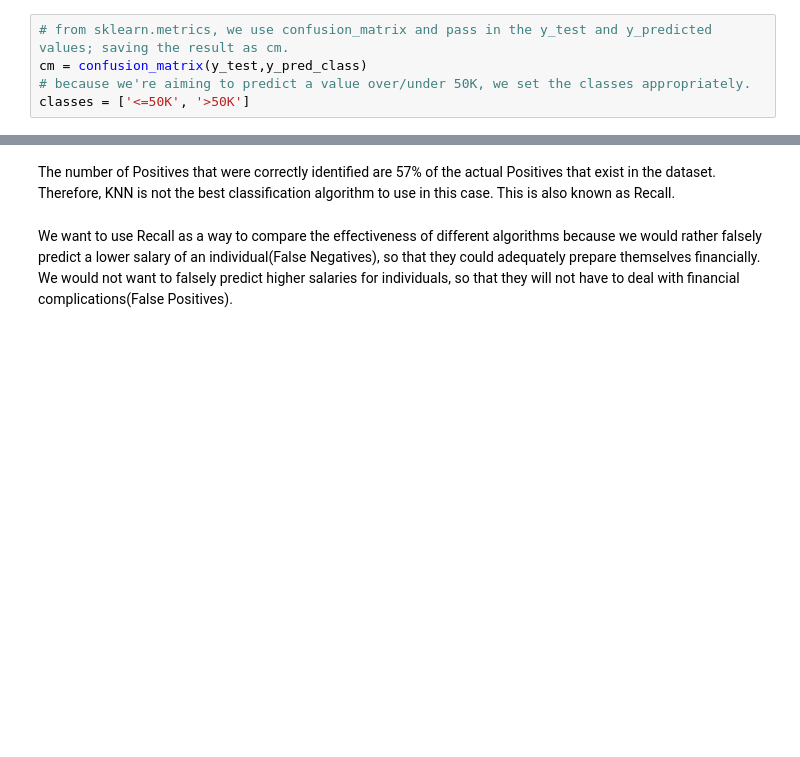
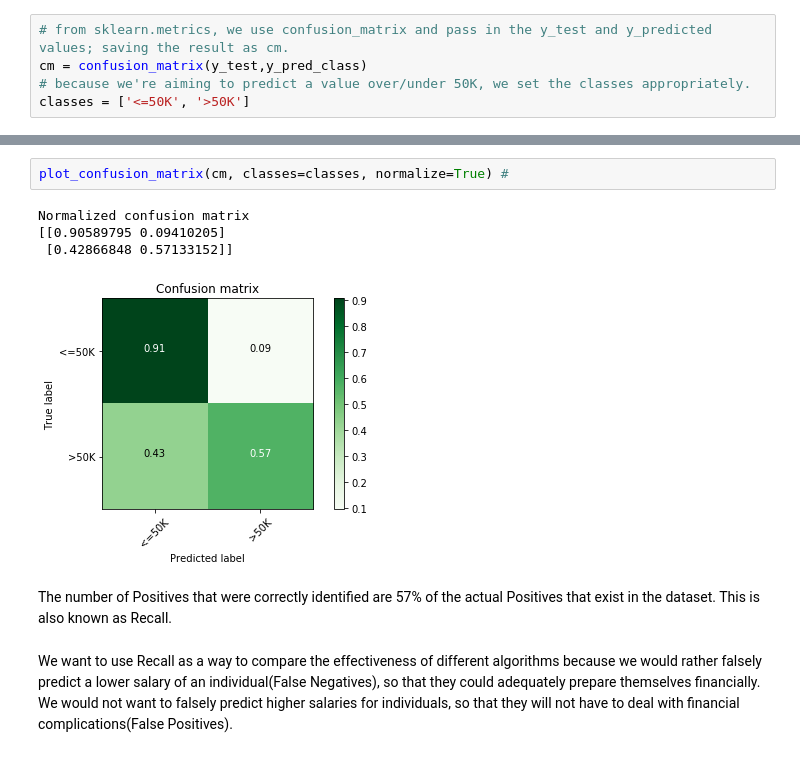
Before and after one commit to AmmarAli118/coachmod5project, a Jupyter notebook: 2_knn.ipynb, the cells around one changed output, grey strips where cells are left out. Drawn from its saved outputs; the diff is of its cells as text; blank space fills up the shorter version.

```diff
--- a/2_knn.ipynb
+++ b/2_knn.ipynb
@@ -127,4 +124,11 @@ round(cm[1][1]/(cm[1][1] + cm[1][0]) * 100, 2)
+# %%
+plot_confusion_matrix(cm, classes=classes, normalize=True) #
+# %% [output]
+Normalized confusion matrix
+[[0.90589795 0.09410205]
+ [0.42866848 0.57133152]]
+[figure, added]
 # %% [markdown]
-The number of Positives that were correctly identified are 57% of the actual Positives that exist in the dataset. Therefore, KNN is not the best classification algorithm to use in this case. This is also known as Recall.
+The number of Positives that were correctly identified are 57% of the actual Positives that exist in the dataset. This is also known as Recall.
 # %% [markdown]
 We want to use Recall as a way to compare the effectiveness of different algorithms because we would rather falsely predict a lower salary of an individual(False Negatives), so that they could adequately prepare themselves financially. We would not want to falsely predict higher salaries for individuals, so that they will not have to deal with financial complications(False Positives).
```
Also changed, not shown: parts of 3 cells of this notebook, 3 other files.
